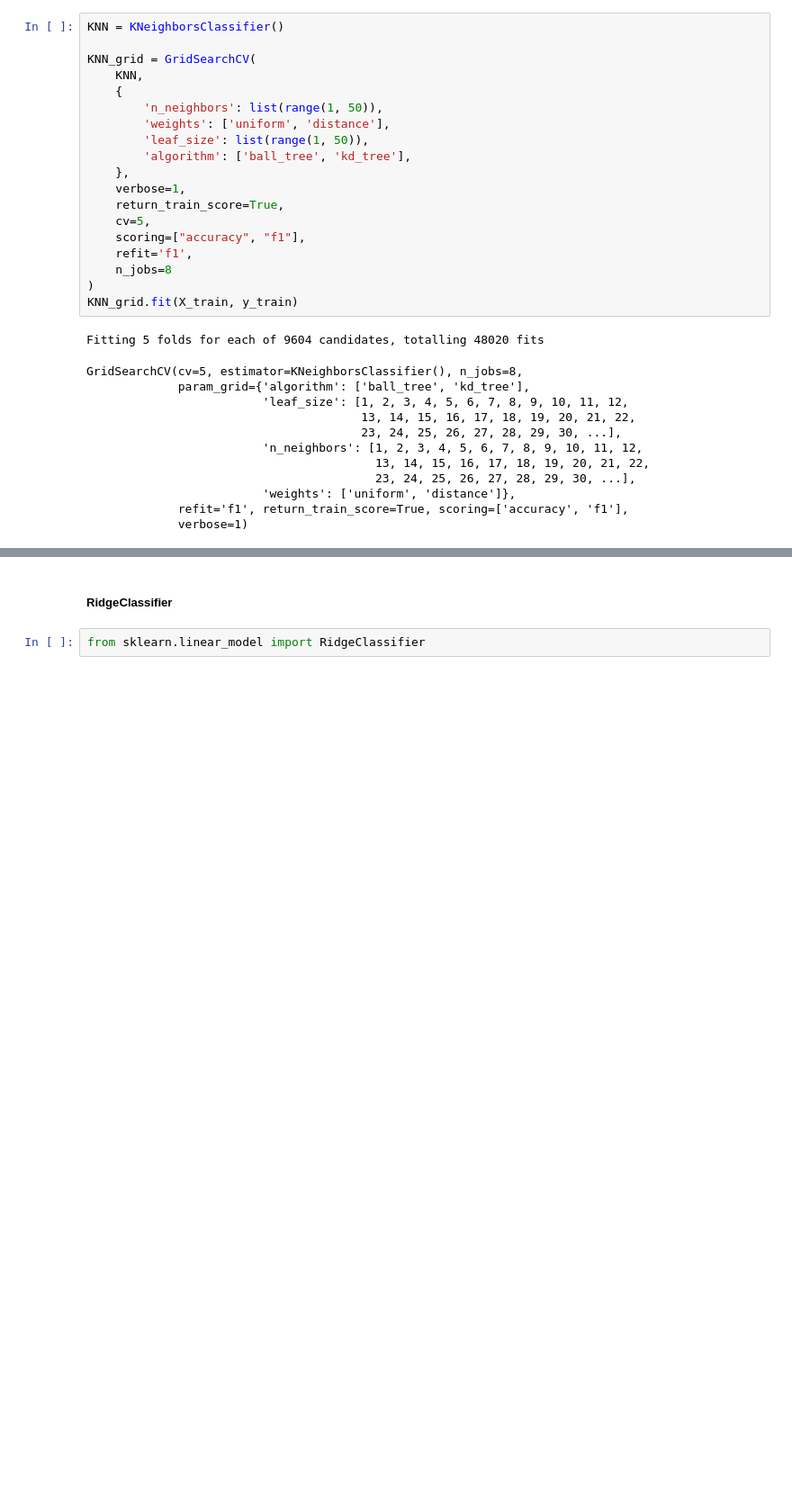
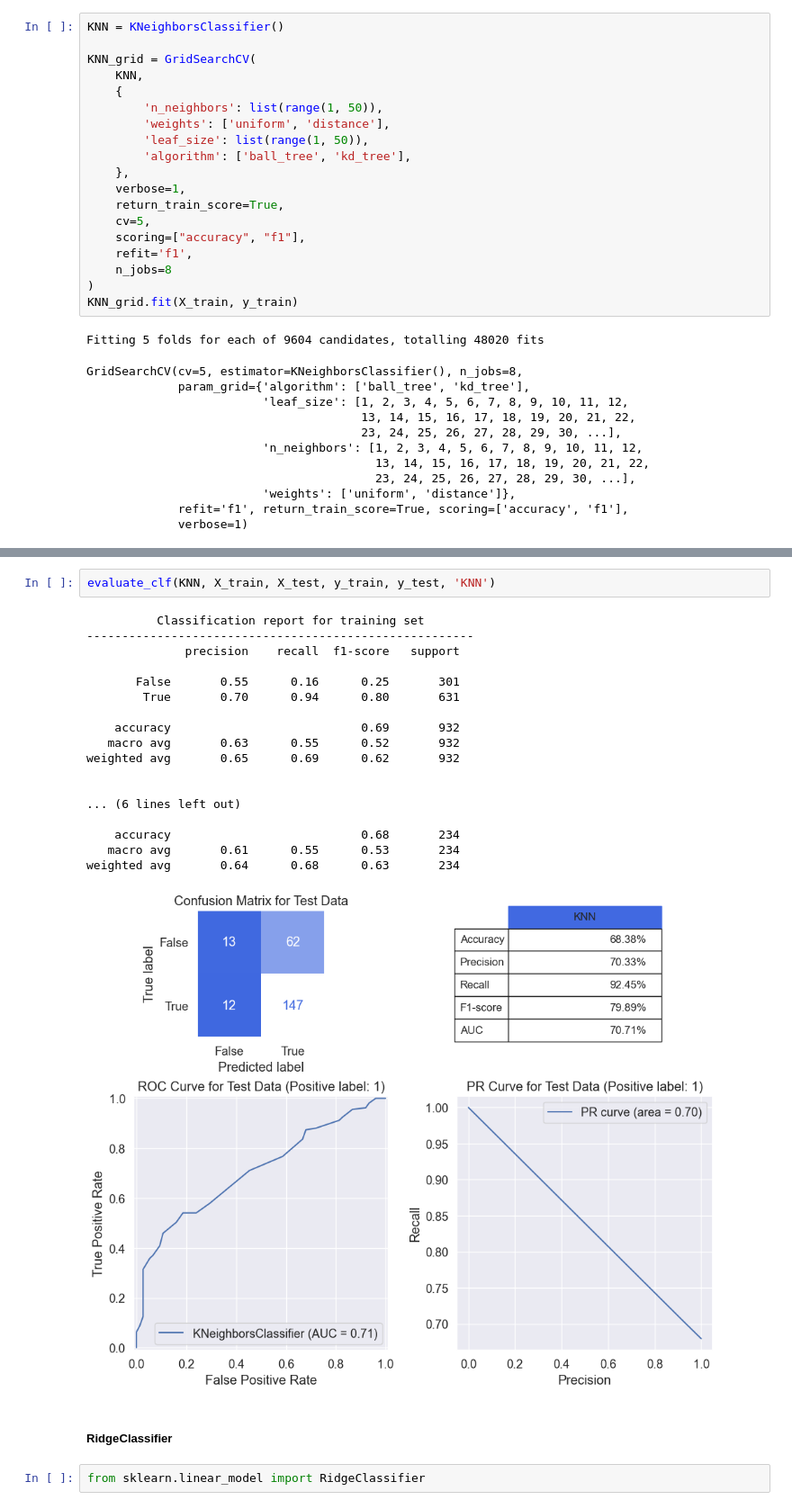
Before and after one commit to lenow55/eda_test_unit4pgbench, a Jupyter notebook: notebooks/model_tuning.ipynb, the cells around one changed output, grey strips where cells are left out. Shown at 90% size. Drawn from its saved outputs; the diff is of its cells as text; blank space fills up the shorter version.

```diff
--- a/notebooks/model_tuning.ipynb
+++ b/notebooks/model_tuning.ipynb
@@ -325,6 +385,27 @@ print("Best model:", KNN_grid.best_estimator_)
 Accuracy of DTC model: 0.6837606837606838
 Best f1: 0.7998329775540005
 Best model: KNeighborsClassifier(algorithm='ball_tree', leaf_size=1, n_neighbors=49)
+# %%
+evaluate_clf(KNN, X_train, X_test, y_train, y_test, 'KNN')
+# %% [output]
+          Classification report for training set
+-------------------------------------------------------
+              precision    recall  f1-score   support
+
+       False       0.55      0.16      0.25       301
+        True       0.70      0.94      0.80       631
+
+    accuracy                           0.69       932
+   macro avg       0.63      0.55      0.52       932
+weighted avg       0.65      0.69      0.62       932
+
+
+... (6 lines left out)
+
+    accuracy                           0.68       234
+   macro avg       0.61      0.55      0.53       234
+weighted avg       0.64      0.68      0.63       234
+[figure, added]
 # %% [markdown]
 ##### RidgeClassifier
 # %%
```
Also changed, not shown: parts of 46 cells of this notebook, 9 other files.
